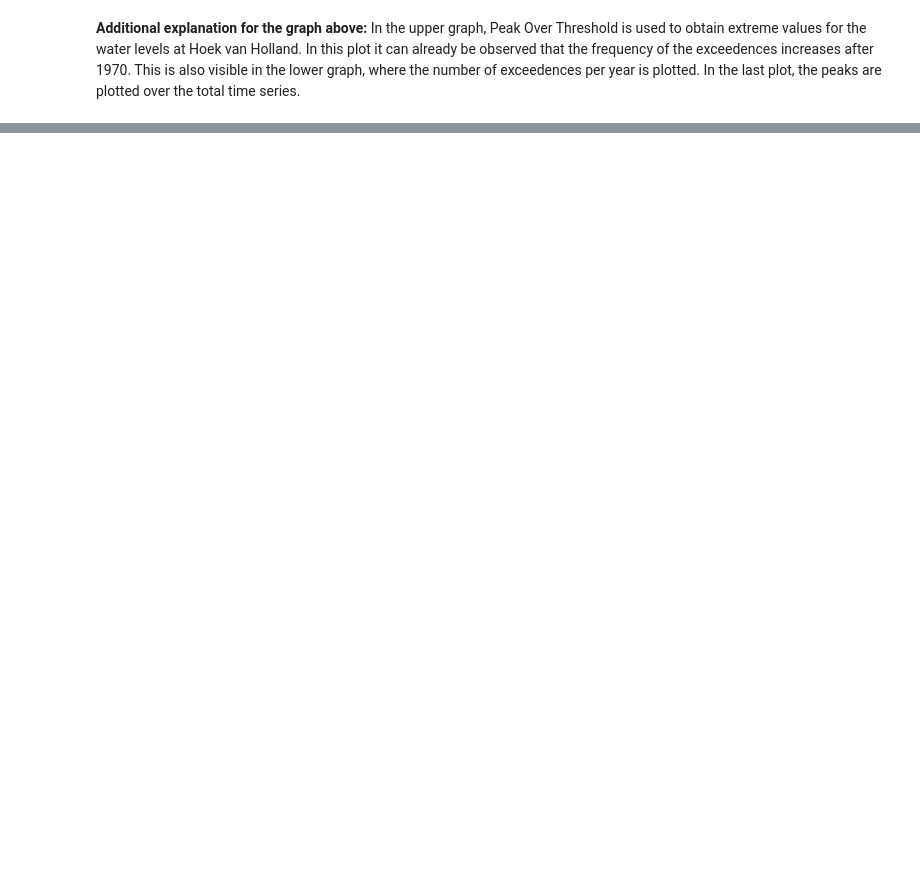
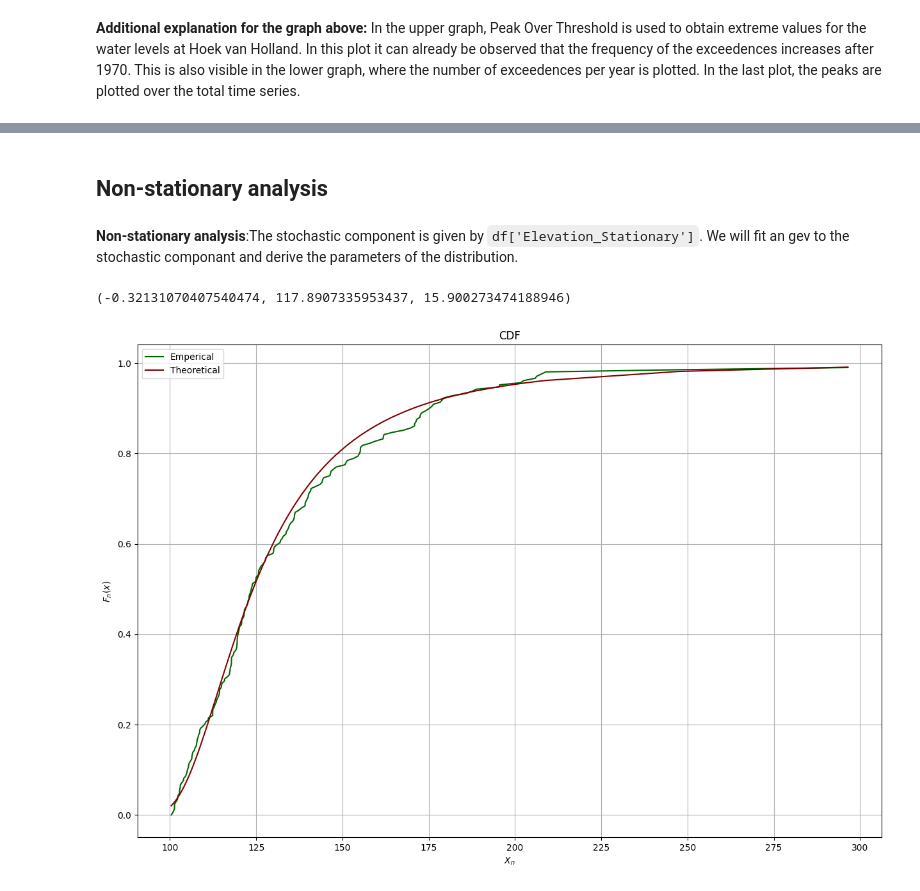
Before and after one commit to wwaasdorp/MORE_THE_BEST_GROUP, a Jupyter notebook: Watch_Data.ipynb, the cells around one changed output, grey strips where cells are left out. Cells and saved outputs as stored; diff of their text form; code cells hidden in the pictures; blank space fills up the shorter version.

```diff
--- a/Watch_Data.ipynb
+++ b/Watch_Data.ipynb
@@ -307,0 +296,42 @@ plt.grid()
+# %% [markdown]
+## Non-stationary analysis
+# %% [markdown]
+**Non-stationary analysis**:The stochastic component is given by `df['Elevation_Stationary']`. We will fit an gev to the stochastic componant and derive the parameters of the distribution.
+# %%
+## Import necessary packages
+from scipy import stats
+from scipy.stats import norm
+from scipy.stats import genextreme as gev
+from scipy.stats import genpareto as gpd
+
+array = np.array(df.iloc[peaks, 4])
+
+## Define the empirical CDF
+def ecdf(data):
+    n = len(data)
+    ecdf = []
+    for i in range(0, n):
+        ecdf.append(i / (len(data)+1))
+    return ecdf
+
+## Fit the GEV to the stochastic component
+gev_par_stoch = gev.fit(array, loc = array.mean(), scale = array.std())
+xi, mu, sigma = gev_par_stoch
+print(gev_par_stoch)
+
+## Plot the empirical and theoretical CDF
+emperical = ecdf(np.sort(array))
+theoretical = gev.cdf(np.sort(array), xi, mu, sigma)
+
+plt.figure(figsize=(15,10))
+plt.plot(np.sort(array), emperical, color = 'darkgreen', label = 'Emperical')
+plt.plot(np.sort(array), theoretical, color = 'maroon', label = 'Theoretical')
+plt.xlabel(r'$X_{n}$')
+plt.ylabel(r'$F_{n}(x)$')
+plt.title('CDF')
+plt.grid()
+plt.legend()
+plt.show()
+# %% [output]
+(-0.32131070407540474, 117.8907335953437, 15.900273474188946)
+[figure, added]
```
Also changed, not shown: parts of 7 cells of this notebook, 2 other files.
